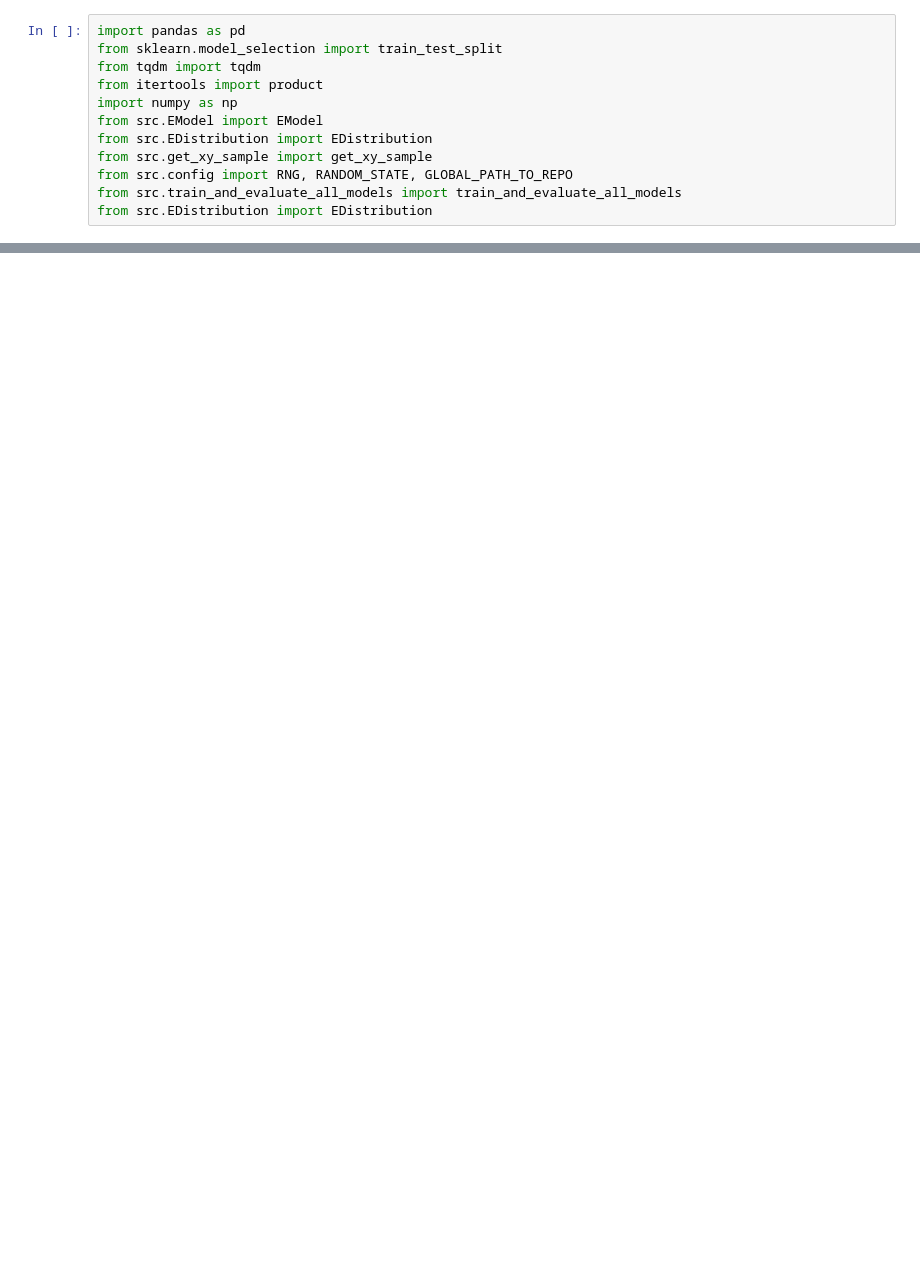
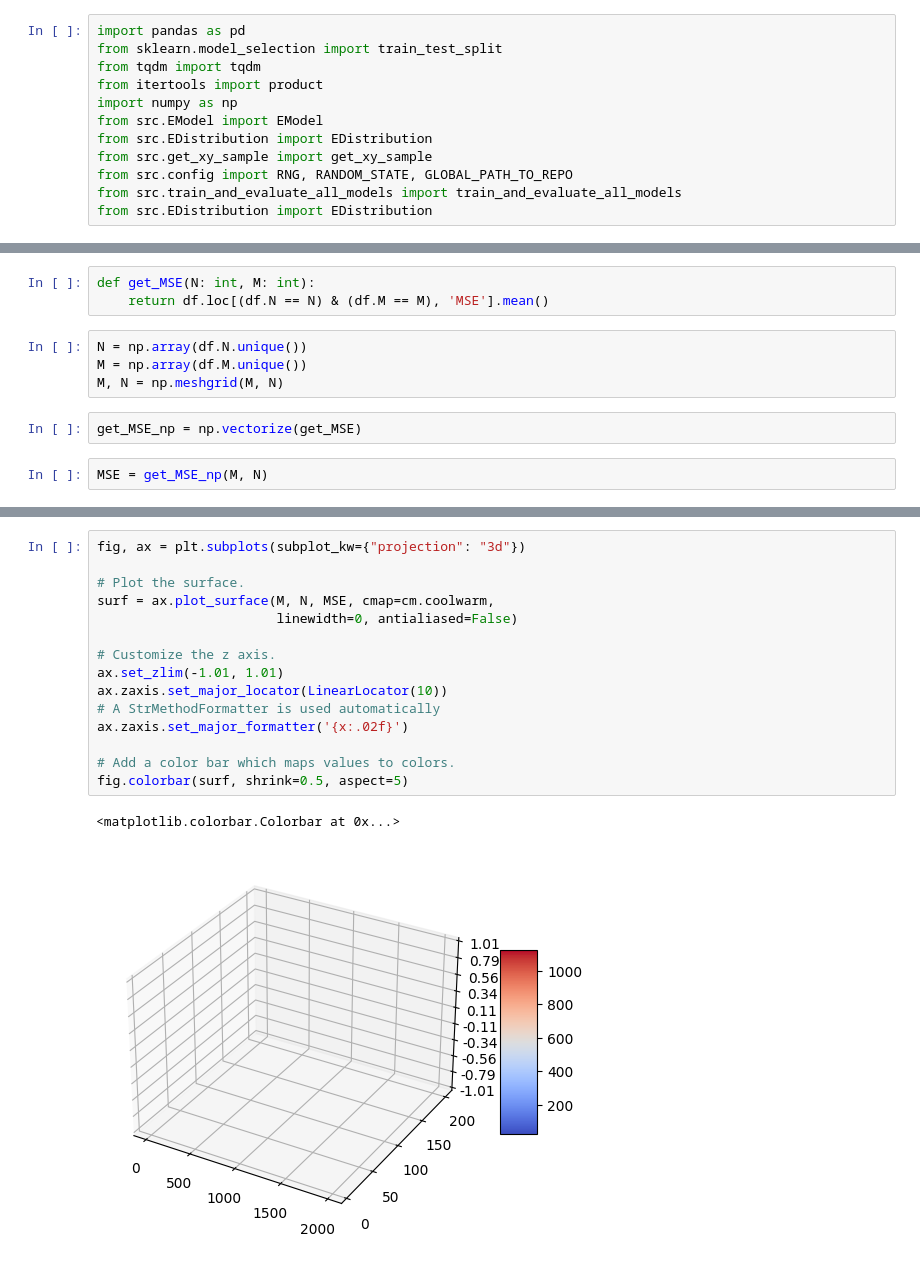
Before and after one commit to ninjas77/PLS, a Jupyter notebook: tmp.ipynb, the cells around one changed output, grey strips where cells are left out. Cells and saved outputs as stored; diff of their text form; blank space fills up the shorter version.

```diff
--- a/tmp.ipynb
+++ b/tmp.ipynb
@@ -54,0 +15,11 @@ score_dict
+# %%
+def get_MSE(N: int, M: int):
+    return df.loc[(df.N == N) & (df.M == M), 'MSE'].mean()
+# %%
+N = np.array(df.N.unique())
+M = np.array(df.M.unique())
+M, N = np.meshgrid(M, N)
+# %%
+get_MSE_np = np.vectorize(get_MSE)
+# %%
+MSE = get_MSE_np(M, N)
@@ -54,0 +50,18 @@ score_dict
+# %%
+fig, ax = plt.subplots(subplot_kw={"projection": "3d"})
+
+# Plot the surface.
+surf = ax.plot_surface(M, N, MSE, cmap=cm.coolwarm,
+                       linewidth=0, antialiased=False)
+
+# Customize the z axis.
+ax.set_zlim(-1.01, 1.01)
+ax.zaxis.set_major_locator(LinearLocator(10))
+# A StrMethodFormatter is used automatically
+ax.zaxis.set_major_formatter('{x:.02f}')
+
+# Add a color bar which maps values to colors.
+fig.colorbar(surf, shrink=0.5, aspect=5)
+# %% [output]
+<matplotlib.colorbar.Colorbar at 0x...>
+[figure, added]
```
Also changed, not shown: parts of 7 cells of this notebook, 13 other files.
